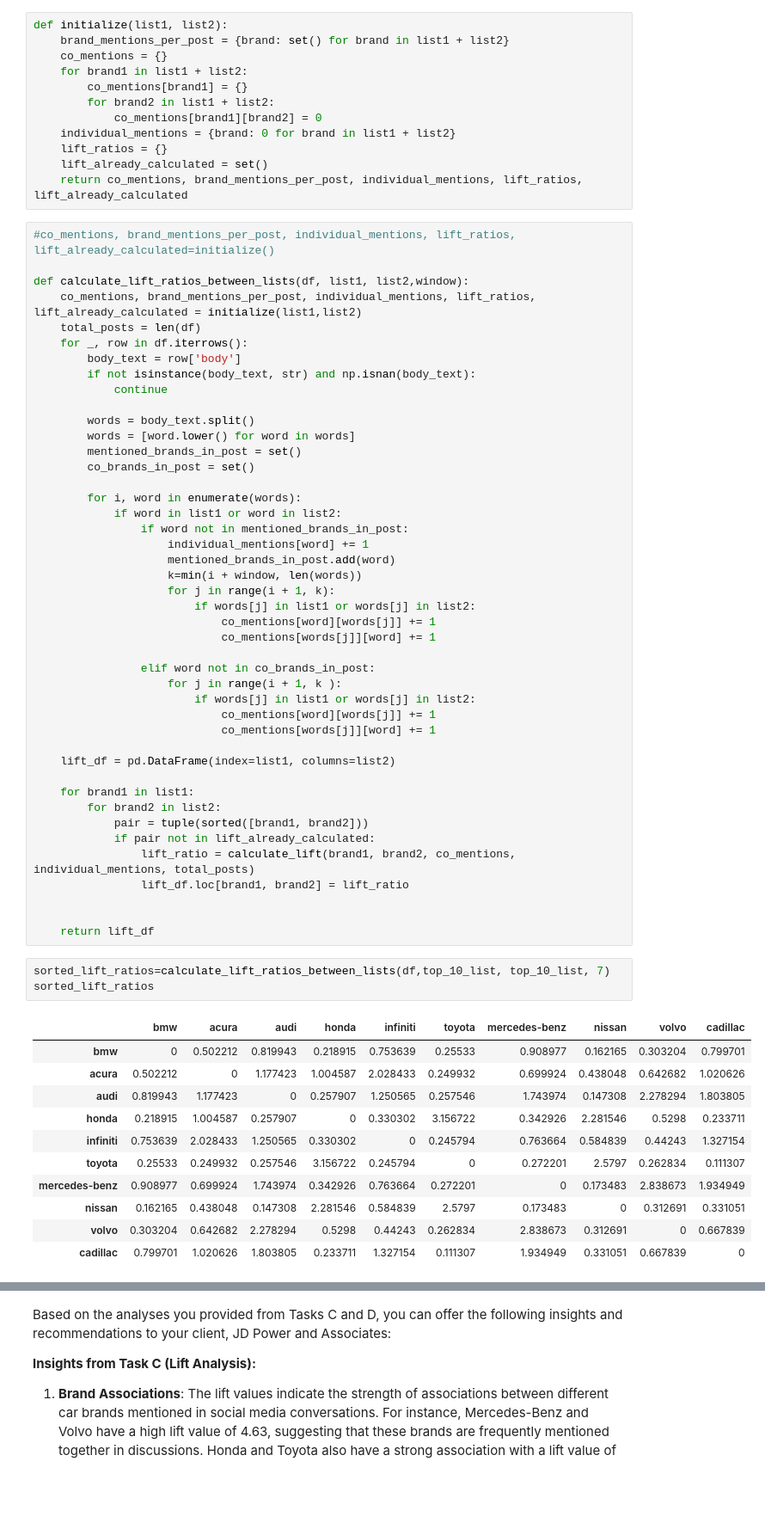
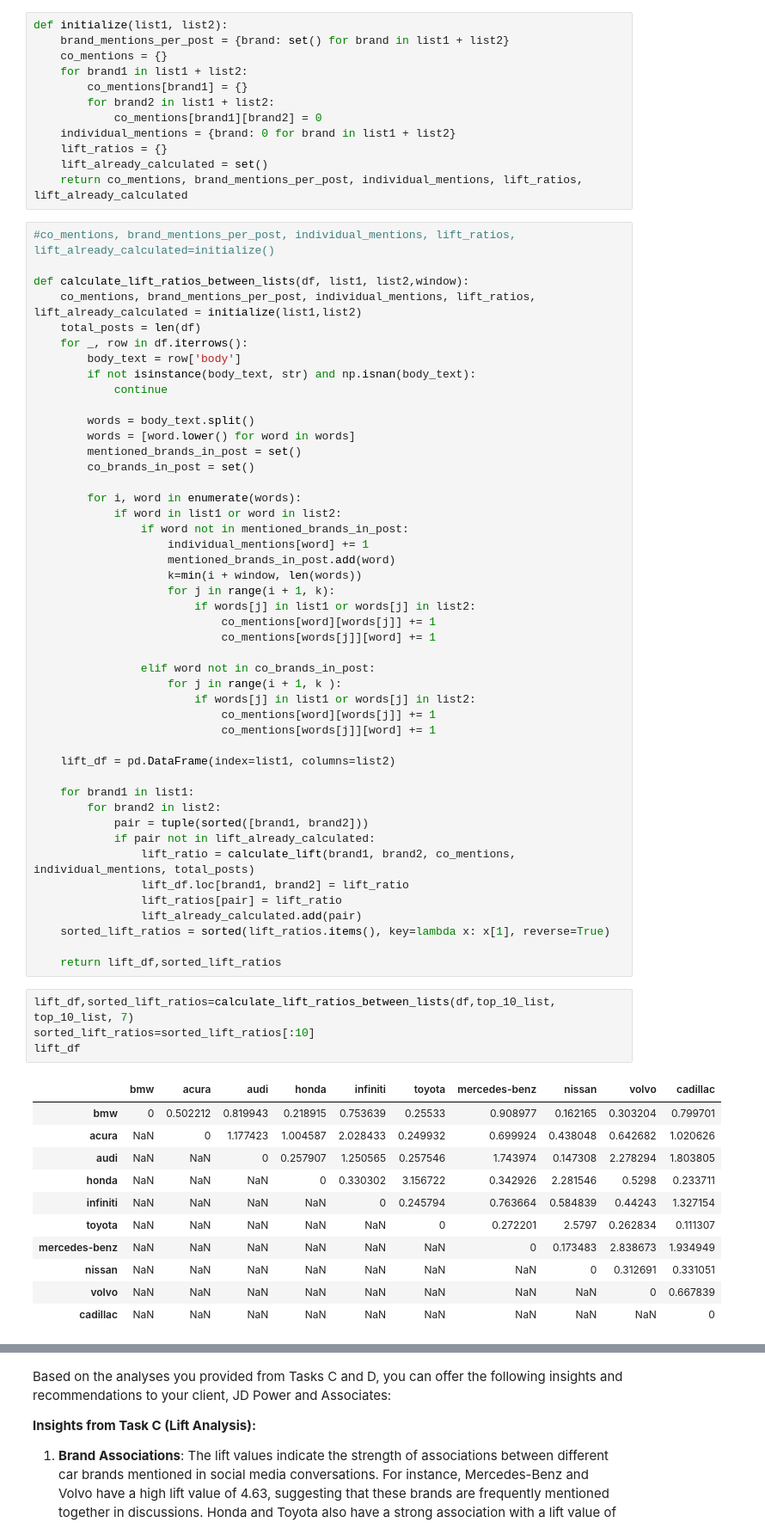
Before and after one commit to MayankG96/edmunds-brand-association, a Jupyter notebook: B_C.ipynb, the cells around one changed output, grey strips where cells are left out. Shown at 86% size. Cells and saved outputs as stored; diff of their text form; blank space fills up the shorter version.

Commit message:
adding separate lift val

```diff
--- a/B_C.ipynb
+++ b/B_C.ipynb
@@ -160,24 +160,27 @@ def calculate_lift_ratios_between_lists(df, list1, list2,window):
             if pair not in lift_already_calculated:
                 lift_ratio = calculate_lift(brand1, brand2, co_mentions, individual_mentions, total_posts)
                 lift_df.loc[brand1, brand2] = lift_ratio
+                lift_ratios[pair] = lift_ratio
+                lift_already_calculated.add(pair)
+    sorted_lift_ratios = sorted(lift_ratios.items(), key=lambda x: x[1], reverse=True)
 
-
-    return lift_df
+    return lift_df,sorted_lift_ratios
 # %%
-sorted_lift_ratios=calculate_lift_ratios_between_lists(df,top_10_list, top_10_list, 7)
-sorted_lift_ratios
+lift_df,sorted_lift_ratios=calculate_lift_ratios_between_lists(df,top_10_list, top_10_list, 7)
+sorted_lift_ratios=sorted_lift_ratios[:10]
+lift_df
 # %% [output]
 |  | bmw | acura | audi | honda | infiniti | toyota | mercedes-benz | nissan | volvo | cadillac |
 | bmw | 0 | 0.502212 | 0.819943 | 0.218915 | 0.753639 | 0.25533 | 0.908977 | 0.162165 | 0.303204 | 0.799701 |
-| acura | 0.502212 | 0 | 1.177423 | 1.004587 | 2.028433 | 0.249932 | 0.699924 | 0.438048 | 0.642682 | 1.020626 |
-| audi | 0.819943 | 1.177423 | 0 | 0.257907 | 1.250565 | 0.257546 | 1.743974 | 0.147308 | 2.278294 | 1.803805 |
-| honda | 0.218915 | 1.004587 | 0.257907 | 0 | 0.330302 | 3.156722 | 0.342926 | 2.281546 | 0.5298 | 0.233711 |
-| infiniti | 0.753639 | 2.028433 | 1.250565 | 0.330302 | 0 | 0.245794 | 0.763664 | 0.584839 | 0.44243 | 1.327154 |
-| toyota | 0.25533 | 0.249932 | 0.257546 | 3.156722 | 0.245794 | 0 | 0.272201 | 2.5797 | 0.262834 | 0.111307 |
-| mercedes-benz | 0.908977 | 0.699924 | 1.743974 | 0.342926 | 0.763664 | 0.272201 | 0 | 0.173483 | 2.838673 | 1.934949 |
-| nissan | 0.162165 | 0.438048 | 0.147308 | 2.281546 | 0.584839 | 2.5797 | 0.173483 | 0 | 0.312691 | 0.331051 |
-| volvo | 0.303204 | 0.642682 | 2.278294 | 0.5298 | 0.44243 | 0.262834 | 2.838673 | 0.312691 | 0 | 0.667839 |
-| cadillac | 0.799701 | 1.020626 | 1.803805 | 0.233711 | 1.327154 | 0.111307 | 1.934949 | 0.331051 | 0.667839 | 0 |
+| acura | NaN | 0 | 1.177423 | 1.004587 | 2.028433 | 0.249932 | 0.699924 | 0.438048 | 0.642682 | 1.020626 |
+| audi | NaN | NaN | 0 | 0.257907 | 1.250565 | 0.257546 | 1.743974 | 0.147308 | 2.278294 | 1.803805 |
+| honda | NaN | NaN | NaN | 0 | 0.330302 | 3.156722 | 0.342926 | 2.281546 | 0.5298 | 0.233711 |
+| infiniti | NaN | NaN | NaN | NaN | 0 | 0.245794 | 0.763664 | 0.584839 | 0.44243 | 1.327154 |
+| toyota | NaN | NaN | NaN | NaN | NaN | 0 | 0.272201 | 2.5797 | 0.262834 | 0.111307 |
+| mercedes-benz | NaN | NaN | NaN | NaN | NaN | NaN | 0 | 0.173483 | 2.838673 | 1.934949 |
+| nissan | NaN | NaN | NaN | NaN | NaN | NaN | NaN | 0 | 0.312691 | 0.331051 |
+| volvo | NaN | NaN | NaN | NaN | NaN | NaN | NaN | NaN | 0 | 0.667839 |
+| cadillac | NaN | NaN | NaN | NaN | NaN | NaN | NaN | NaN | NaN | 0 |
 # %%
 import numpy as np
 from sklearn.manifold import MDS
```
Also changed, not shown: parts of 2 cells of this notebook.
